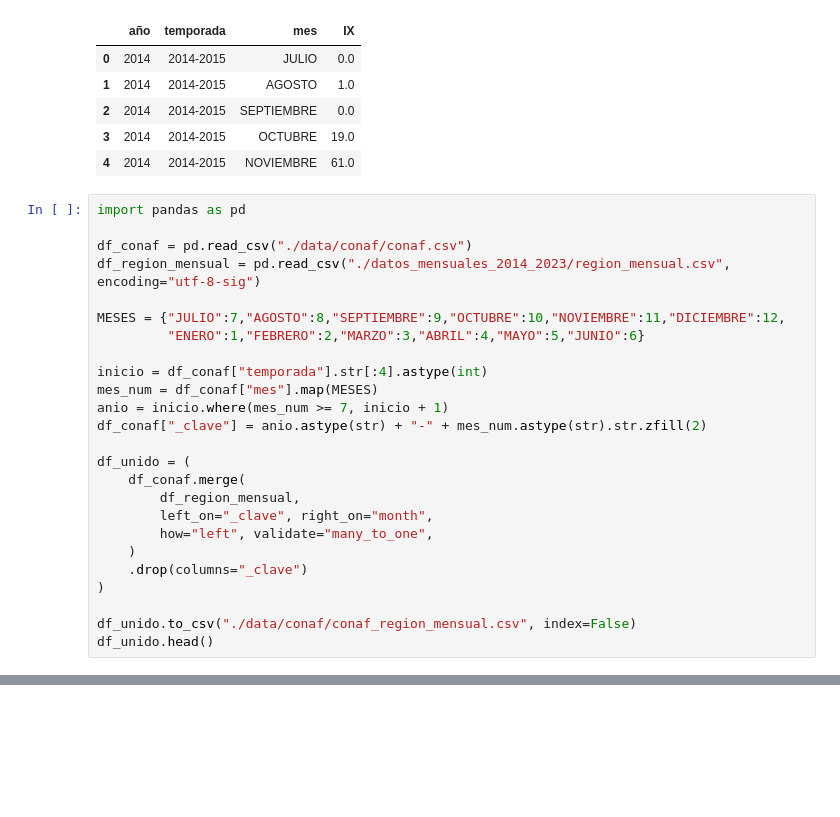
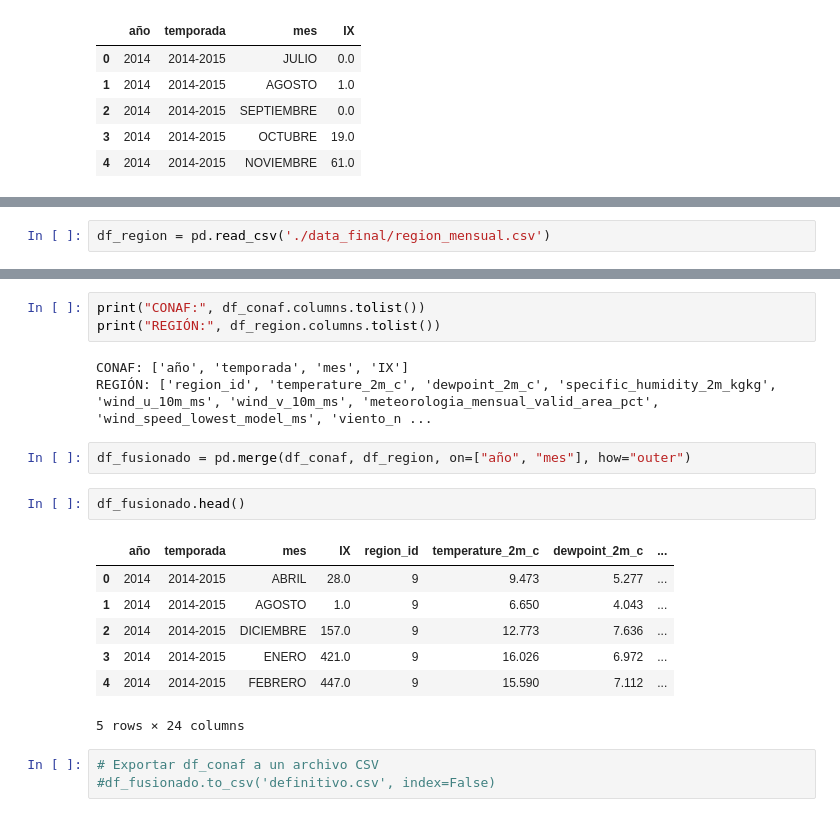
Before and after one commit to eziocard/DeHecho, a Jupyter notebook: main.ipynb, the cells around one changed output, grey strips where cells are left out. Drawn from its saved outputs; the diff is of its cells as text; blank space fills up the shorter version.

Commit message:
se corrigio dataset de conaf nasa

```diff
--- a/main.ipynb
+++ b/main.ipynb
@@ -145,28 +145,3 @@ df_conaf.head()
 | 2 | 2014 | 2014-2015 | SEPTIEMBRE | 0.0 |
 | 3 | 2014 | 2014-2015 | OCTUBRE | 19.0 |
 | 4 | 2014 | 2014-2015 | NOVIEMBRE | 61.0 |
-# %%
-import pandas as pd
-
-df_conaf = pd.read_csv("./data/conaf/conaf.csv")
-df_region_mensual = pd.read_csv("./datos_mensuales_2014_2023/region_mensual.csv", encoding="utf-8-sig")
-
-MESES = {"JULIO":7,"AGOSTO":8,"SEPTIEMBRE":9,"OCTUBRE":10,"NOVIEMBRE":11,"DICIEMBRE":12,
-         "ENERO":1,"FEBRERO":2,"MARZO":3,"ABRIL":4,"MAYO":5,"JUNIO":6}
-
-inicio = df_conaf["temporada"].str[:4].astype(int)
-mes_num = df_conaf["mes"].map(MESES)
-anio = inicio.where(mes_num >= 7, inicio + 1)
-df_conaf["_clave"] = anio.astype(str) + "-" + mes_num.astype(str).str.zfill(2)
-
-df_unido = (
-    df_conaf.merge(
-        df_region_mensual,
-        left_on="_clave", right_on="month",
-        how="left", validate="many_to_one",
-    )
-    .drop(columns="_clave")
-)
-
-df_unido.to_csv("./data/conaf/conaf_region_mensual.csv", index=False)
-df_unido.head()
@@ -305,0 +148,2 @@ Passing `palette` without assigning `hue` is deprecated and will be removed in v
+# %%
+df_region = pd.read_csv('./data_final/region_mensual.csv')
@@ -305,0 +176,21 @@ Passing `palette` without assigning `hue` is deprecated and will be removed in v
+# %%
+print("CONAF:", df_conaf.columns.tolist())
+print("REGIÓN:", df_region.columns.tolist())
+# %% [output]
+CONAF: ['año', 'temporada', 'mes', 'IX']
+REGIÓN: ['region_id', 'temperature_2m_c', 'dewpoint_2m_c', 'specific_humidity_2m_kgkg', 'wind_u_10m_ms', 'wind_v_10m_ms', 'meteorologia_mensual_valid_area_pct', 'wind_speed_lowest_model_ms', 'viento_n ...
+# %%
+df_fusionado = pd.merge(df_conaf, df_region, on=["año", "mes"], how="outer")
+# %%
+df_fusionado.head()
+# %% [output]
+|  | año | temporada | mes | IX | region_id | temperature_2m_c | dewpoint_2m_c | ... |
+| 0 | 2014 | 2014-2015 | ABRIL | 28.0 | 9 | 9.473 | 5.277 | ... |
+| 1 | 2014 | 2014-2015 | AGOSTO | 1.0 | 9 | 6.650 | 4.043 | ... |
+| 2 | 2014 | 2014-2015 | DICIEMBRE | 157.0 | 9 | 12.773 | 7.636 | ... |
+| 3 | 2014 | 2014-2015 | ENERO | 421.0 | 9 | 16.026 | 6.972 | ... |
+| 4 | 2014 | 2014-2015 | FEBRERO | 447.0 | 9 | 15.590 | 7.112 | ... |
+5 rows × 24 columns
+# %%
+# Exportar df_conaf a un archivo CSV
+#df_fusionado.to_csv('definitivo.csv', index=False)
```
Also changed, not shown: parts of 10 cells of this notebook, 3 other files.
